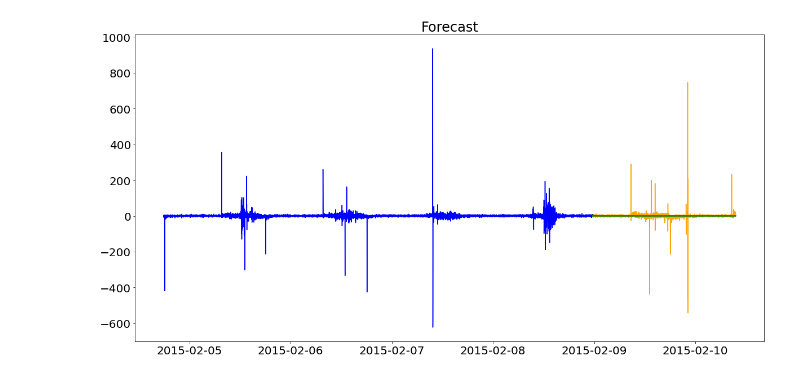
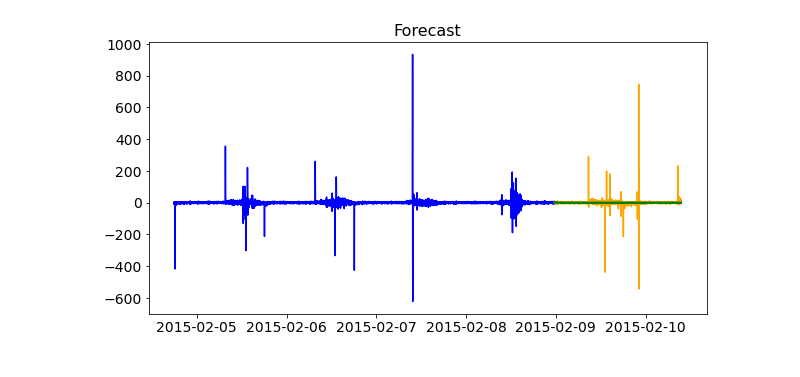
Before and after one commit to CristinaSahoo/Occupancy-Detection, a Jupyter notebook: code/time_series.ipynb, the cells around one changed output. Drawn from its saved outputs; the diff is of its cells as text; code cells hidden in the pictures.

```diff
--- a/code/time_series.ipynb
+++ b/code/time_series.ipynb
@@ -132,6 +413,0 @@ df.head()
-# %%
-df['temperature_1diff'] = df['temperature'].diff()
-df['humidity_1diff'] = df['humidity'].diff()
-df['light_1diff'] = df['light'].diff()
-df['co2_1diff'] = df['co2'].diff()
-df['humidity_ratio_1diff'] = df['humidity_ratio'].diff()
@@ -152,7 +414,7 @@ econ_df = df[features].copy()
+# %%
+stat_df = df[['temperature_diff', 'humidity_diff', 'light_diff',
+              'co2_diff', 'humidity_ratio_diff']].copy()
 # %%
-econ_df.dropna(inplace=True)
+stat_df.dropna(inplace=True)
 # %%
-from sklearn.model_selection import train_test_split
-train, test = train_test_split(econ_df,
-                               test_size = 0.25,
-                               shuffle=False)
+train, test = train_test_split(stat_df, test_size=0.25, shuffle=False)
@@ -223,23 +446,10 @@ The test MSE on the humidity_ratio_1diff data is: 0.0
 # %%
-# Let's plot our predictions!
-
-# Set figure size.
-plt.figure(figsize=(20,10))
-
-# Plot training data.
+plt.figure(figsize=(10,5))
 plt.plot(train.index, train.values, color = 'blue')
-
-# Plot testing data.
-plt.plot(test.index, test.values, color = 'orange')
-
-# Plot predicted test values.
+plt.plot(test.index, true, color = 'orange')
 plt.plot(test.index, preds, color = 'green')
-
-# Set label.
-plt.title(label = 'Forecast', fontsize=24)
-
-# Resize tick marks.
-plt.xticks(fontsize=20)
-plt.yticks(fontsize=20);
+plt.title(label = 'Forecast', fontsize=16)
+plt.xticks(fontsize=14)
+plt.yticks(fontsize=14);
 # %% [output]
-[figure, old version]
+[figure, new version]
```
Also changed, not shown: parts of 97 cells of this notebook, 12 other files.
